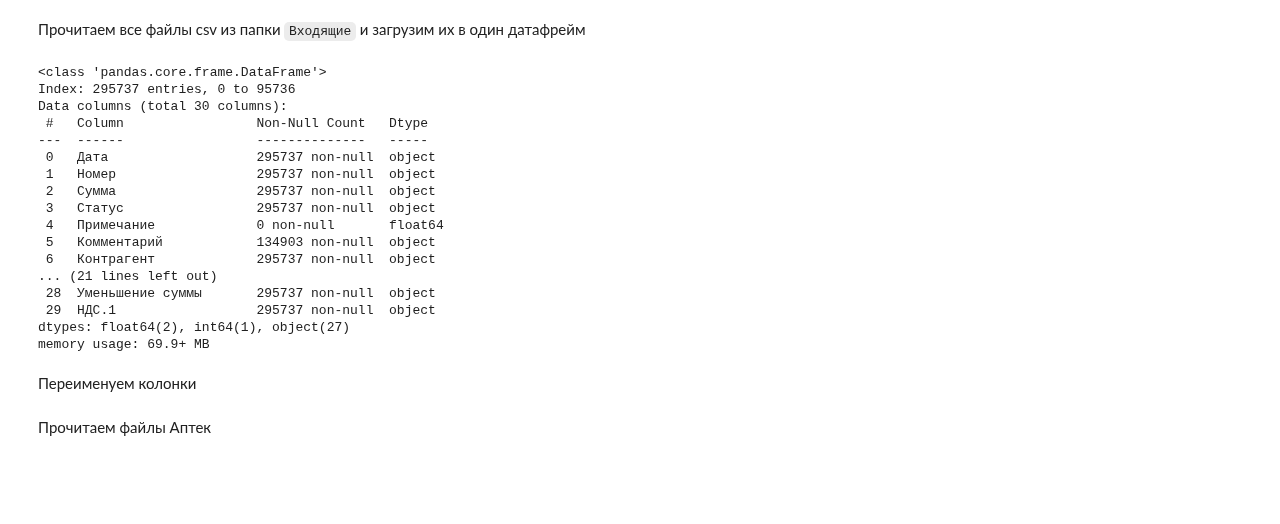
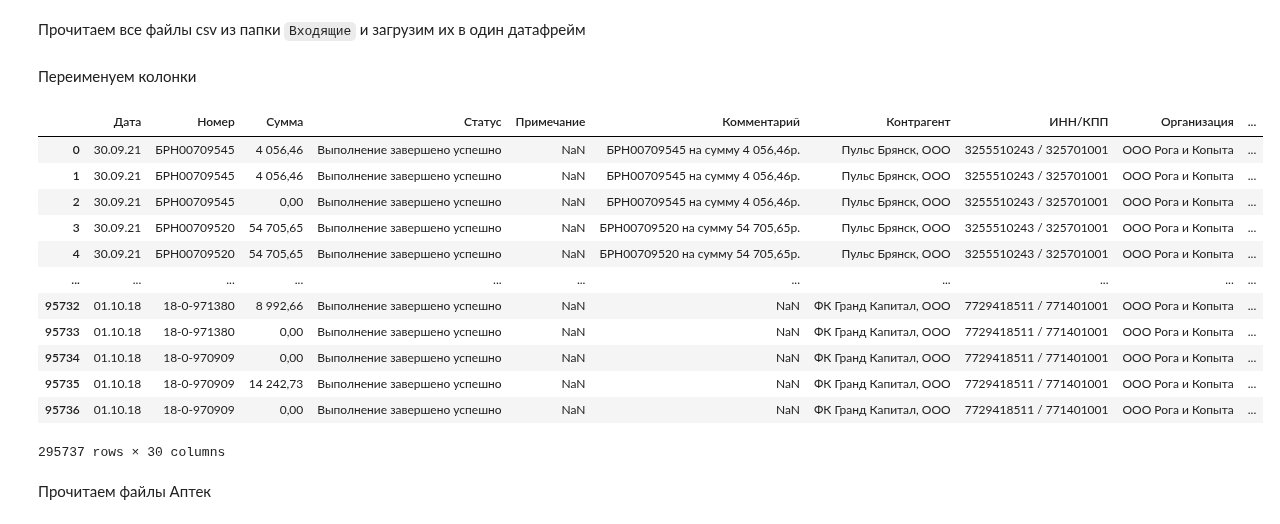
Before and after one commit to mishandri/Data-Analysis, a Jupyter notebook: 07. Практический кейс Pandas/Case 7. Решение.ipynb, the cells around one changed output. Saved outputs shown, nothing was run; the diff lists cells and outputs as text; code cells hidden in the pictures; blank space fills up the shorter version.

```diff
--- a/07. Практический кейс Pandas/Case 7. Решение.ipynb
+++ b/07. Практический кейс Pandas/Case 7. Решение.ipynb
@@ -7,28 +7,10 @@ import glob
 # %%
 files = glob.glob(r"Входящие\*.csv")
 
-df = pd.DataFrame()
+sbis = pd.DataFrame()
 for file in files:
     tmp = pd.read_csv(file, encoding='1251', sep=';')
-    df = pd.concat([df, tmp], axis=0)
+    sbis = pd.concat([sbis, tmp], axis=0)
-# %% [output]
-<class 'pandas.core.frame.DataFrame'>
-Index: 295737 entries, 0 to 95736
-Data columns (total 30 columns):
- #   Column                 Non-Null Count   Dtype
----  ------                 --------------   -----
- 0   Дата                   295737 non-null  object
- 1   Номер                  295737 non-null  object
- 2   Сумма                  295737 non-null  object
- 3   Статус                 295737 non-null  object
- 4   Примечание             0 non-null       float64
- 5   Комментарий            134903 non-null  object
- 6   Контрагент             295737 non-null  object
-... (21 lines left out)
- 28  Уменьшение суммы       295737 non-null  object
- 29  НДС.1                  295737 non-null  object
-dtypes: float64(2), int64(1), object(27)
-memory usage: 69.9+ MB
 # %% [markdown]
 Переименуем колонки
 # %%
@@ -69,3 +51,19 @@ df = df.set_axis(new_columns, axis=1)
+# %%
+sbis
+# %% [output]
+|  | Дата | Номер | Сумма | Статус | Примечание | Комментарий | Контрагент | ИНН/КПП | Организация | ... |
+| 0 | 30.09.21 | БРН00709545 | 4 056,46 | Выполнение завершено успешно | NaN | БРН00709545 на сумму 4 056,46р. | Пульс Брянск, ООО | 3255510243 / 325701001 | ООО Рога и Копыта | ... |
+| 1 | 30.09.21 | БРН00709545 | 4 056,46 | Выполнение завершено успешно | NaN | БРН00709545 на сумму 4 056,46р. | Пульс Брянск, ООО | 3255510243 / 325701001 | ООО Рога и Копыта | ... |
+| 2 | 30.09.21 | БРН00709545 | 0,00 | Выполнение завершено успешно | NaN | БРН00709545 на сумму 4 056,46р. | Пульс Брянск, ООО | 3255510243 / 325701001 | ООО Рога и Копыта | ... |
+| 3 | 30.09.21 | БРН00709520 | 54 705,65 | Выполнение завершено успешно | NaN | БРН00709520 на сумму 54 705,65р. | Пульс Брянск, ООО | 3255510243 / 325701001 | ООО Рога и Копыта | ... |
+| 4 | 30.09.21 | БРН00709520 | 54 705,65 | Выполнение завершено успешно | NaN | БРН00709520 на сумму 54 705,65р. | Пульс Брянск, ООО | 3255510243 / 325701001 | ООО Рога и Копыта | ... |
+| ... | ... | ... | ... | ... | ... | ... | ... | ... | ... | ... |
+| 95732 | 01.10.18 | 18-0-971380 | 8 992,66 | Выполнение завершено успешно | NaN | NaN | ФК Гранд Капитал, ООО | 7729418511 / 771401001 | ООО Рога и Копыта | ... |
+| 95733 | 01.10.18 | 18-0-971380 | 0,00 | Выполнение завершено успешно | NaN | NaN | ФК Гранд Капитал, ООО | 7729418511 / 771401001 | ООО Рога и Копыта | ... |
+| 95734 | 01.10.18 | 18-0-970909 | 0,00 | Выполнение завершено успешно | NaN | NaN | ФК Гранд Капитал, ООО | 7729418511 / 771401001 | ООО Рога и Копыта | ... |
+| 95735 | 01.10.18 | 18-0-970909 | 14 242,73 | Выполнение завершено успешно | NaN | NaN | ФК Гранд Капитал, ООО | 7729418511 / 771401001 | ООО Рога и Копыта | ... |
+| 95736 | 01.10.18 | 18-0-970909 | 0,00 | Выполнение завершено успешно | NaN | NaN | ФК Гранд Капитал, ООО | 7729418511 / 771401001 | ООО Рога и Копыта | ... |
+295737 rows × 30 columns
 # %% [markdown]
 Прочитаем файлы Аптек
 # %%
```
Also changed, not shown: parts of 15 cells of this notebook.
